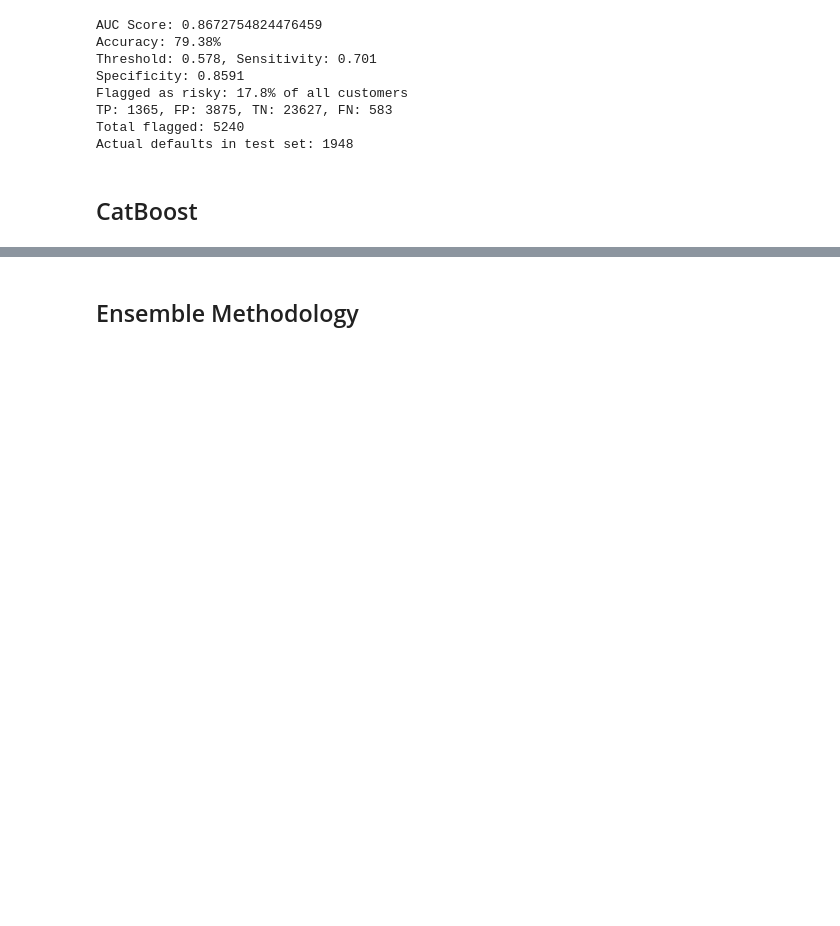
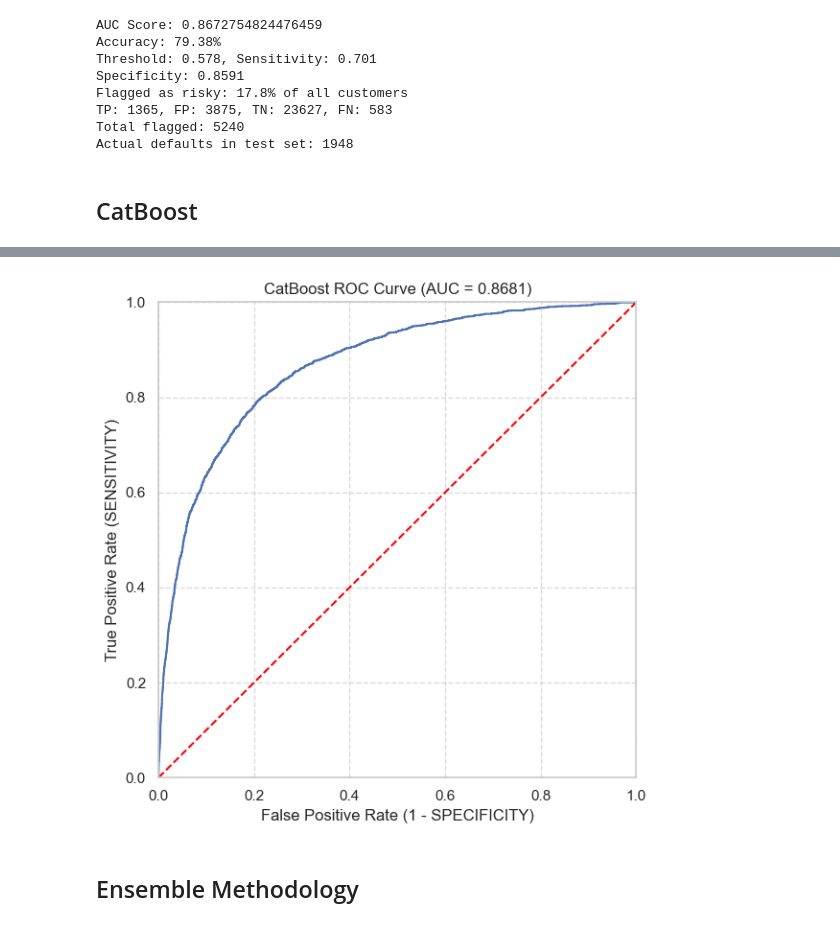
Before and after one commit to giuliacavoletti/NAML_project, a Jupyter notebook: src/GiveMeSomeCredit_logisticreg.ipynb, the cells around one changed output, grey strips where cells are left out. Saved outputs shown, nothing was run; the diff lists cells and outputs as text; code cells hidden in the pictures; blank space fills up the shorter version.

```diff
--- a/src/GiveMeSomeCredit_logisticreg.ipynb
+++ b/src/GiveMeSomeCredit_logisticreg.ipynb
@@ -715,6 +715,14 @@ bestIteration = 268
 
 Shrink model to first 269 iterations.
 CatBoost Test AUC: 0.8681
+# %%
+from sklearn.metrics import roc_curve
+
+fpr_cat, tpr_cat, thresholds_cat = roc_curve(y_test, cat_test_preds)
+plot_roc_curve(fpr_cat, tpr_cat,
+               label=f"CatBoost ROC Curve (AUC = {roc_auc_score(y_test, cat_test_preds):.4f})")
+# %% [output]
+[figure, added]
 # %% [markdown]
 ## Ensemble Methodology
 # %%
```
Also changed, not shown: parts of 2 cells of this notebook.
